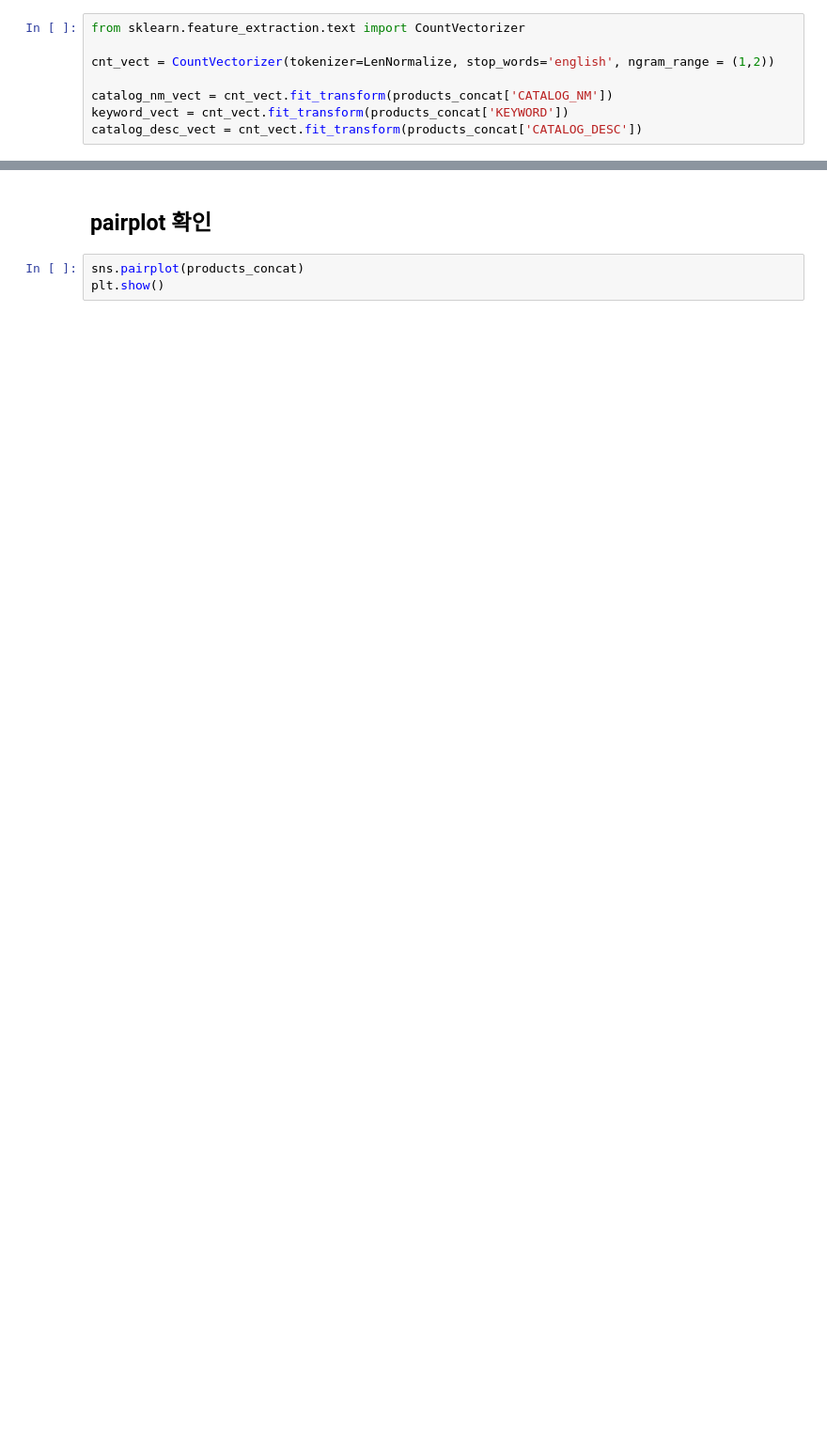
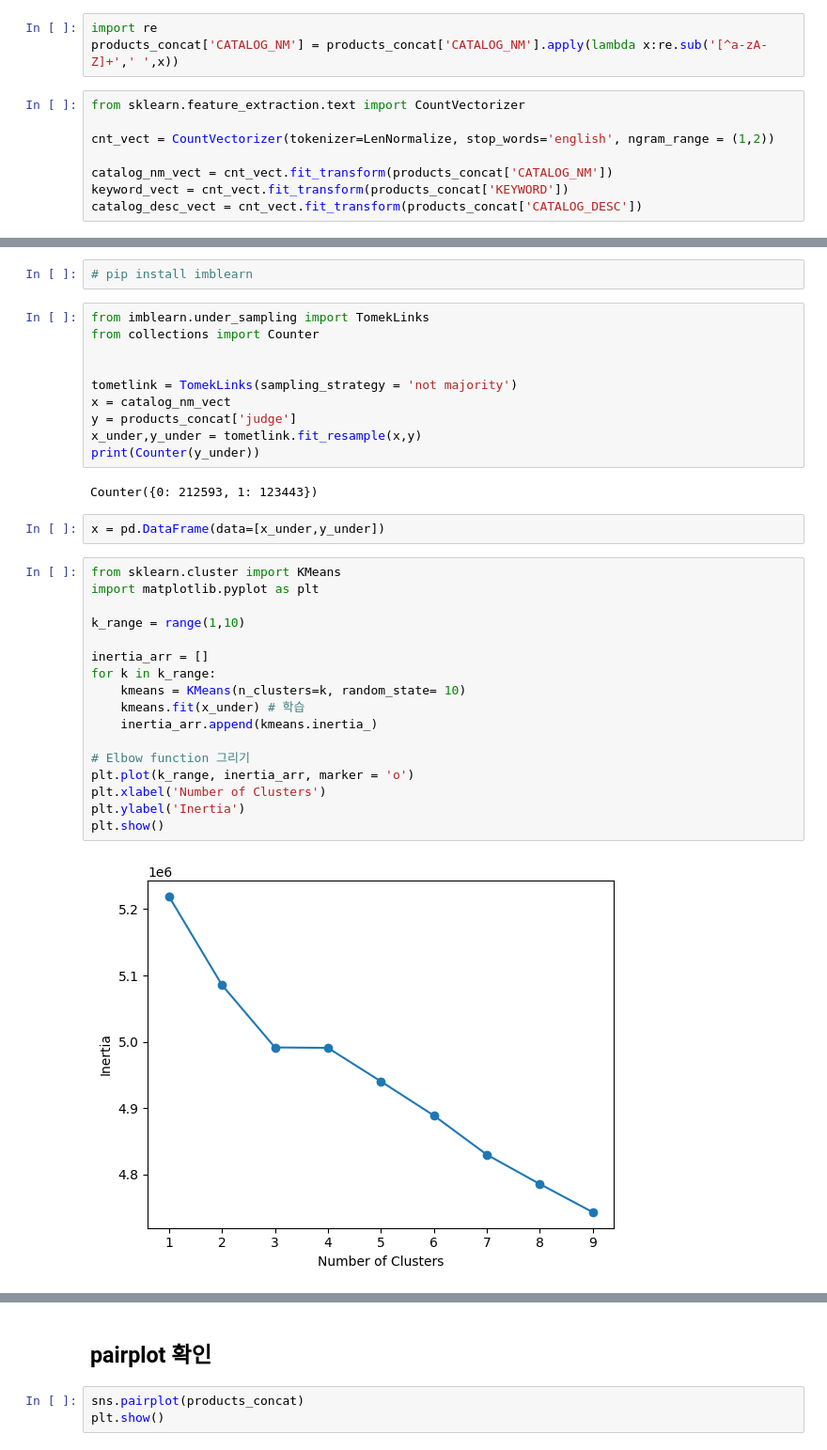
Before and after one commit to JINWOO8888/REALFIANL, a Jupyter notebook: 상관계수.ipynb, the cells around one changed output, grey strips where cells are left out. Shown: that part at 94% size. Saved outputs shown, nothing was run; the diff lists cells and outputs as text; blank space fills up the shorter version.

Commit message:
주영 1214 kmeans

```diff
--- a/상관계수.ipynb
+++ b/상관계수.ipynb
@@ -52,3 +56,6 @@ def LenNormalize(text):
+# %%
+import re
+products_concat['CATALOG_NM'] = products_concat['CATALOG_NM'].apply(lambda x:re.sub('[^a-zA-Z]+',' ',x))
 # %%
 from sklearn.feature_extraction.text import CountVectorizer
 
@@ -93,0 +141,35 @@ Name: 0, Length: 337344, dtype: object
+# %%
+# pip install imblearn
+# %%
+from imblearn.under_sampling import TomekLinks
+from collections import Counter
+
+
+tometlink = TomekLinks(sampling_strategy = 'not majority')
+x = catalog_nm_vect
+y = products_concat['judge']
+x_under,y_under = tometlink.fit_resample(x,y)
+print(Counter(y_under))
+# %% [output]
+Counter({0: 212593, 1: 123443})
+# %%
+x = pd.DataFrame(data=[x_under,y_under])
+# %%
+from sklearn.cluster import KMeans
+import matplotlib.pyplot as plt
+
+k_range = range(1,10)
+
+inertia_arr = []
+for k in k_range:
+    kmeans = KMeans(n_clusters=k, random_state= 10)
+    kmeans.fit(x_under) # 학습
+    inertia_arr.append(kmeans.inertia_)
+
+# Elbow function 그리기
+plt.plot(k_range, inertia_arr, marker = 'o')
+plt.xlabel('Number of Clusters')
+plt.ylabel('Inertia')
+plt.show()
+# %% [output]
+[figure, added]
```
Also changed, not shown: parts of 28 cells of this notebook, 1 other file.
